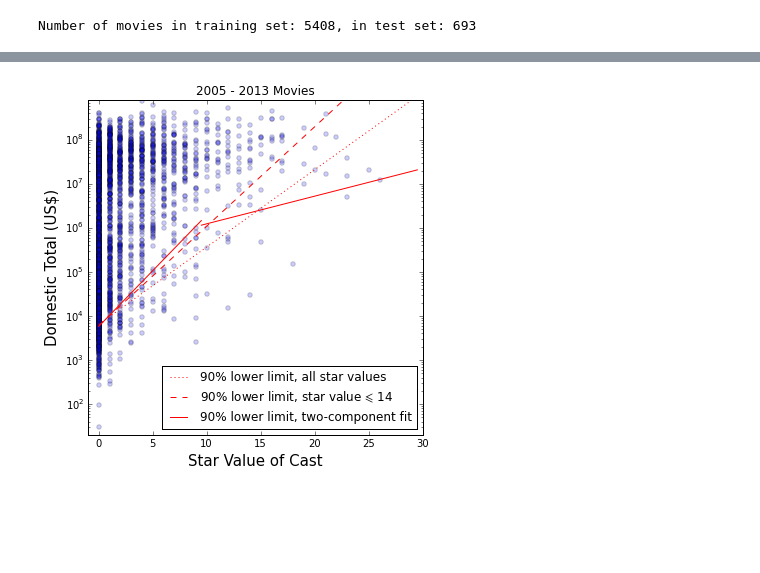
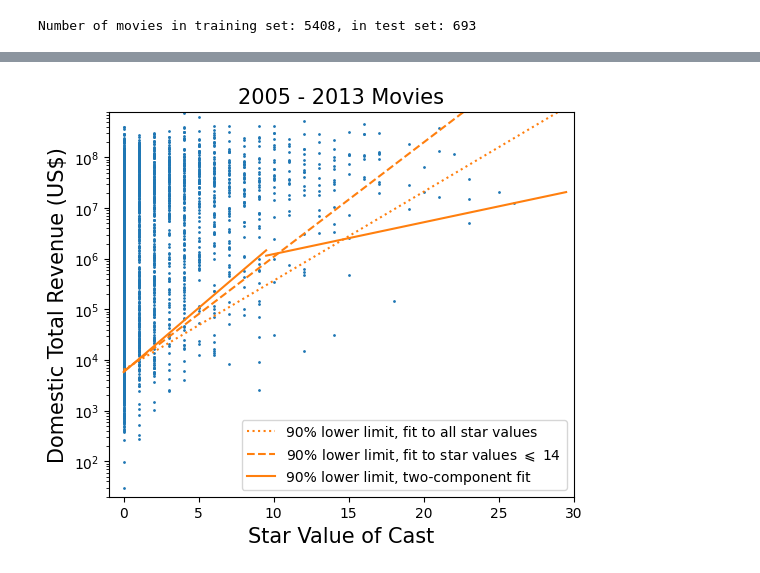
Before and after one commit to LucDemortier/MoviesAndStars, a Jupyter notebook: AnalyzeThis.ipynb, the cells around one changed output, grey strips where cells are left out. Saved outputs shown, nothing was run; the diff lists cells and outputs as text; code cells hidden in the pictures; blank space fills up the shorter version.

```diff
--- a/AnalyzeThis.ipynb
+++ b/AnalyzeThis.ipynb
@@ -628,42 +652,37 @@ if save:
 # %%
-'''
+"""
 Perform quantile regression on "Domestic Total" versus "Star Value of Cast"
 using a more sophisticated model with two components, one for low star values
 and one for high star values.
-'''
-from __future__ import print_function
-import patsy
-import numpy as np
-from numpy import power as pwr
-import statsmodels.formula.api as smf
-import matplotlib.pyplot as plt
-from statsmodels.regression.quantile_regression import QuantReg
+"""
+
 
 def map_rows(inrow):
     outrow = inrow[:] # This preserves the input data structure (list or series...) in the output
-    outrow[1] = np.log10(outrow[1])
+    outrow.iloc[1] = np.log10(outrow.iloc[1])
     return outrow
+
 
 # Define two fit models and perform corresponding fits.
 qval        = 0.10
-df3         = df2[[lbl3,lbl8]].dropna()
-df3.columns = ['SVC','LogDT']
+df3         = df2[[labels[3],labels[8]]].dropna()
+df3.columns = ["SVC","LogDT"]
 df3.apply(map_rows,axis=1)
-model1      = smf.quantreg('LogDT ~ SVC', df3[df3.SVC<=9])
+model1      = smf.quantreg("LogDT ~ SVC", df3[df3.SVC<=9])
 result1     = model1.fit(q=qval)
-model2      = smf.quantreg('LogDT ~ SVC', df3[df3.SVC>9])
+model2      = smf.quantreg("LogDT ~ SVC", df3[df3.SVC>9])
 result2     = model2.fit(q=qval)
-c1          = [result1.params['Intercept'], result1.params['SVC']]
-c2          = [result2.params['Intercept'], result2.params['SVC']]
+c1          = [result1.params["Intercept"], result1.params["SVC"]]
+c2          = [result2.params["Intercept"], result2.params["SVC"]]
 
 # Print out fit results.
-print('\nFit 1: constant & linear terms, using all data points with SVC<=9:\n')
+print("\nFit 1: constant & linear terms, using all data points with SVC<=9:\n")
 print(result1.summary())
-print('\nFit 2: constant & linear terms, using all data points with SVC>9:\n')
+print("\nFit 2: constant & linear terms, using all data points with SVC>9:\n")
 print(result2.summary())
 
-print('SVC Ntotal Ctotal | Limit       Nbelow           Cbelow    ')
-print('------------------|----------------------------------------')
+print("SVC Ntotal Ctotal | Limit       Nbelow           Cbelow    ")
+print("------------------|----------------------------------------")
 ctotal  = 0.0
 cbelow  = 0.0
 for i in range(31):
@@ -678,46 +697,53 @@ for i in range(31):
         cbelow += nbelow
         nbfrac = (100.0*nbelow)/ntotal
         cbfrac = (100.0*cbelow)/ctotal
-        print('%2d   %4d   %4d  |%6.3f  %4d (%6.2f%%)   %4d (%6.2f%%)'\
+        print("%2d   %4d   %4d  |%6.3f  %4d (%6.2f%%)   %4d (%6.2f%%)"\
               %(i,ntotal,ctotal,LogDTLim,nbelow,nbfrac,cbelow,cbfrac))
-print('-----------------------------------------------------------')
+print("-----------------------------------------------------------")
 
 # Apply fit results to test data set.
-tdf3         = tdf2[[lbl3,lbl8]].dropna()
-tdf3.columns = ['SVC','LogDT']
+tdf3         = tdf2[[labels[3],labels[8]]].dropna()
+tdf3.columns = ["SVC","LogDT"]
 tdf3.apply(map_rows,axis=1)
 nttotal      = len(tdf3)
 ntbelow      = len(tdf3[(tdf3.SVC<=9)&(tdf3.LogDT<=c1[0]+c1[1]*tdf3.SVC)])
 ntbelow     += len(tdf3[(tdf3.SVC>9)&(tdf3.LogDT<=c2[0]+c2[1]*tdf3.SVC)])
 ntbfrac      = (100.0*ntbelow)/nttotal
-print('\nTest data set: Total=%i, Below=%i (%f%%)' %(nttotal,ntbelow,ntbfrac))
+print("\nTest data set: Total=%i, Below=%i (%f%%)" %(nttotal,ntbelow,ntbfrac))
 
 # Make plots.
-q3label   = '{0:2.0f}% lower limit, two-component fit'.format(100.0*(1.0-qval))
-fig, axis = plt.subplots( nrows=1, ncols=1, figsize=(6,6) )
-df2.plot(ax=axis,x=lbl3,y=lbl8,kind="scatter",logy=True,xlim=(-1,30),ylim=(20.0,0.8E+09),alpha=0.2,title=gtitle)
-axis.set_xlabel(lbl3,fontsize=15)
-axis.set_ylabel(lbl8,fontsize=15)
-x3     = np.arange(0.0, 10.0, 0.5)
-x4     = np.arange(9.5, 30.0, 0.5)
-y3     = 10**(c1[0] + c1[1]*x3)
-y4     = 10**(c2[0] + c2[1]*x4)
-axis.plot(x, y1, linestyle='dotted', color='red', label=q1label)
-axis.plot(x, y2, linestyle='dashed', color='red', label=q2label)
-axis.plot(x3, y3, linestyle='solid', color='red', label=q3label)
-axis.plot(x4, y4, linestyle='solid', color='red')
+q3label = "{0:2.0f}% lower limit, two-component fit".format(100.0*(1.0-qval))
+x3 = np.arange(0.0, 10.0, 0.5)
+x4 = np.arange(9.5, 30.0, 0.5)
+y3 = 10**(c1[0] + c1[1]*x3)
+y4 = 10**(c2[0] + c2[1]*x4)
+fig, axis = plt.subplots(nrows=1, ncols=1, figsize=(6,5))
+axis.set_title(gtitle, fontsize=15)
+axis.scatter(df2[labels[3]], df2[labels[8]], color="C0", alpha=1.0, s=1)
+axis.plot(x, y1, linestyle="dotted", color="C1", label=q1label)
+axis.plot(x, y2, linestyle="dashed", color="C1", label=q2label)
+axis.plot(x3, y3, linestyle="solid", color="C1", label=q3label)
+axis.plot(x4, y4, linestyle="solid", color="C1")
+axis.set_xlim(-1, 30)
+axis.set_ylim(20.0, 0.8E+09)
+axis.set_yscale("log")
+axis.set_xlabel(labels[3], fontsize=15)
+axis.set_ylabel(labels[8], fontsize=15)
 axis.legend(loc="lower right")
+if save_figures:
+    fig.savefig("figures/DT_versus_SV_2cfit.png", dpi=200, bbox_inches="tight")
 plt.show()
-if save:
-    fig.savefig("DT_versus_SV_2cfit.png")
 
-fig, axis = plt.subplots( nrows=1, ncols=1, figsize=(6,6) )
-ttitle = "2014 movies"
-tdf2.plot(ax=axis,x=lbl3,y=lbl8,kind="scatter",logy=True,xlim=(-1,30),ylim=(20.0,0.8E+09),alpha=0.2,title=ttitle)
-axis.set_xlabel(lbl3,fontsize=15)
-axis.set_ylabel(lbl8,fontsize=15)
-axis.plot(x3, y3, linestyle='solid', color='red')
-axis.plot(x4, y4, linestyle='solid', color='red')
+fig, axis = plt.subplots(nrows=1, ncols=1, figsize=(6,5))
+axis.set_title(ttitle, fontsize=15)
+axis.scatter(tdf2[labels[3]], tdf2[labels[8]], color="C0", alpha=1.0, s=1)
+axis.plot(x3, y3, linestyle="solid", color="C1")
+axis.plot(x4, y4, linestyle="solid", color="C1")
+axis.set_xlim(-1, 30)
+axis.set_ylim(20.0, 0.8E+09)
+axis.set_yscale("log")
+axis.set_xlabel(labels[3], fontsize=15)
+axis.set_ylabel(labels[8], fontsize=15)
 plt.show()
 # %% [output]
 Fit 1: constant & linear terms, using all data points with SVC<=9:
@@ -735,6 +761,6 @@ Time:                        23:14:59   Df Residuals:                     3185
 ... (48 lines left out)
 26      1   3313  | 7.097     1 (100.00%)    334 ( 10.08%)
 -----------------------------------------------------------
 
 Test data set: Total=363, Below=40 (11.019284%)
-[figure, old version]
+[figure, new version]
```
Also changed, not shown: parts of 13 cells of this notebook, 5 other files.
